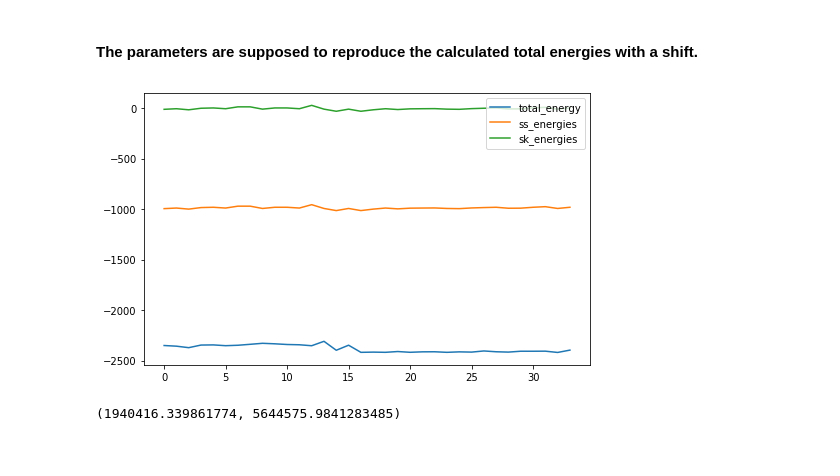
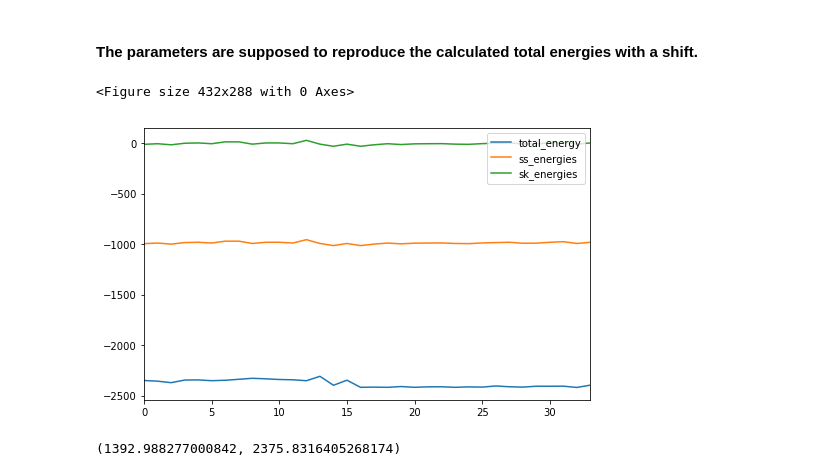
Before and after one commit to Mason-DataMaterials/spyns, a Jupyter notebook: MnAu2/MnAu2_Neighbor_Selection.ipynb, the cells around one changed output. Cells and saved outputs as stored; diff of their text form; code cells hidden in the pictures.

```diff
--- a/MnAu2/MnAu2_Neighbor_Selection.ipynb
+++ b/MnAu2/MnAu2_Neighbor_Selection.ipynb
@@ -319,35 +321,33 @@ exchange_parameters
 # %%
 sk_par = lm_exchange_parameters.drop(lm_exchange_parameters.index[0])
 ss_par = smf_exchange_parameters.drop(smf_exchange_parameters.index[0])
 
 par_table =["J1", "J2", "J3", "J4", "J5", "J6", "J7", "J8"]
 neighbor_energies = model_matrix[par_table].copy().reset_index(drop=True)
 
 a = neighbor_energies.values
 
 b = ss_par.transpose().values
 ss_energies = np.sum(a*b, axis =1 )
 
 b = sk_par.transpose().values
 sk_energies = np.sum(a*b, axis =1 )
 
 energies = pd.DataFrame()
 energies["total_energy"] = model_matrix["energy"]
 energies["ss_energies"] = ss_energies
-#energies["ss_diff"] = energies.total_energy - ss_energies
 energies["sk_energies"] = sk_energies
-#energies["sk_diff"] = energies.total_energy - sk_energies
 
-
-energies
 import matplotlib.pyplot as plt
-features=["total_energy", "ss_energy", "sk_energy"]
-
+#features=["total_energy", "ss_energy", "sk_energy"]
+plt.figure()
 energies.plot( figsize=(8,5));
+plt.show()
 # %% [output]
+<Figure size 432x288 with 0 Axes>
-[figure, old version]
+[figure, new version]
 # %%
 from sklearn.metrics import mean_squared_error as mse
-mse(energies["total_energy"], energies["ss_energies"]), mse(energies["total_energy"], energies["sk_energies"])
+np.sqrt(mse(energies["total_energy"], energies["ss_energies"])), np.sqrt(mse(energies["total_energy"], energies["sk_energies"]))
 # %% [output]
-(1940416.339861774, 5644575.9841283485)
+(1392.988277000842, 2375.8316405268174)
```
Also changed, not shown: parts of 4 cells of this notebook, 1 other file.
